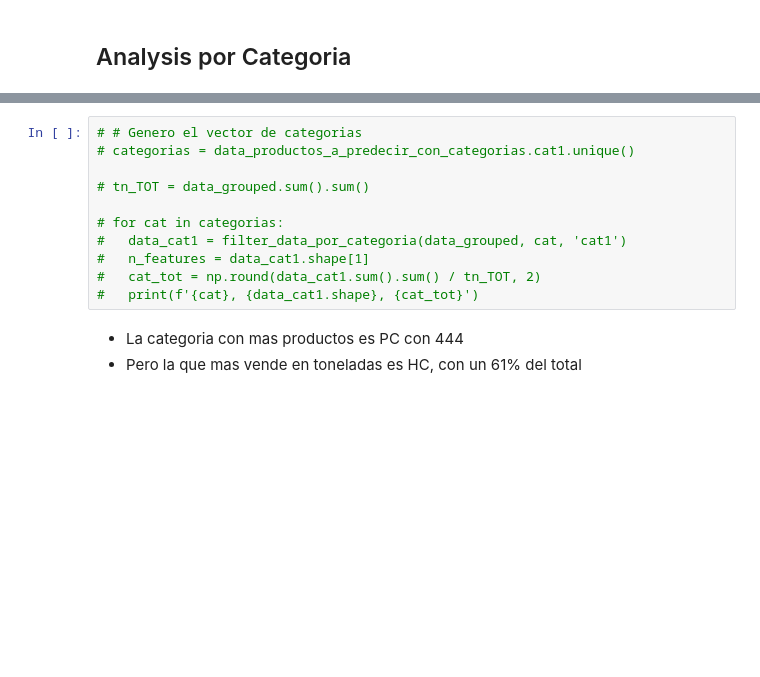
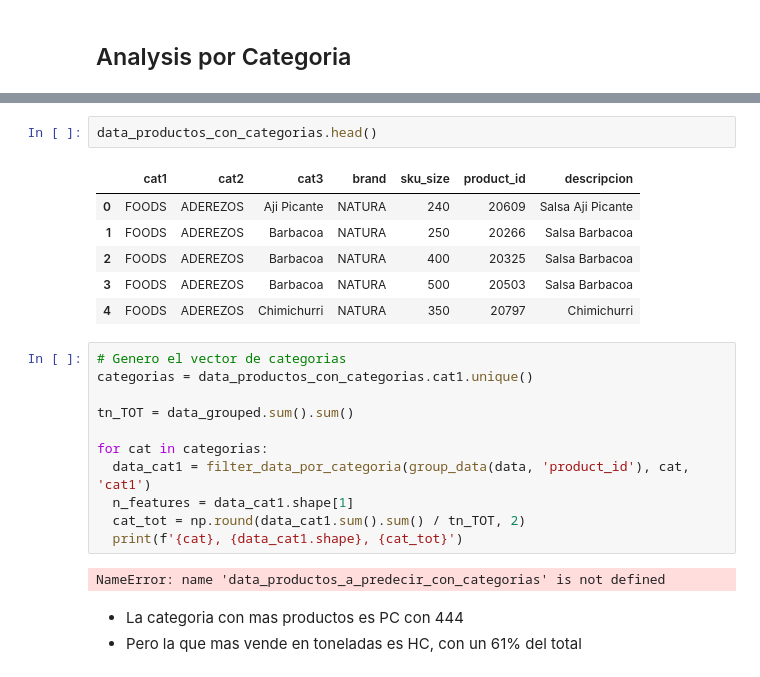
Before and after one commit to AndresMontesDeOca/Laboratorio3, a Jupyter notebook: Experimento.ipynb, the cells around one changed output, grey strips where cells are left out. Saved outputs shown, nothing was run; the diff lists cells and outputs as text; blank space fills up the shorter version.

```diff
--- a/Experimento.ipynb
+++ b/Experimento.ipynb
@@ -4452,14 +4469,25 @@ plt.show()
+# %%
+data_productos_con_categorias.head()
+# %% [output]
+|  | cat1 | cat2 | cat3 | brand | sku_size | product_id | descripcion |
+| 0 | FOODS | ADEREZOS | Aji Picante | NATURA | 240 | 20609 | Salsa Aji Picante |
+| 1 | FOODS | ADEREZOS | Barbacoa | NATURA | 250 | 20266 | Salsa Barbacoa |
+| 2 | FOODS | ADEREZOS | Barbacoa | NATURA | 400 | 20325 | Salsa Barbacoa |
+| 3 | FOODS | ADEREZOS | Barbacoa | NATURA | 500 | 20503 | Salsa Barbacoa |
+| 4 | FOODS | ADEREZOS | Chimichurri | NATURA | 350 | 20797 | Chimichurri |
 # %%
-# # Genero el vector de categorias
-# categorias = data_productos_a_predecir_con_categorias.cat1.unique()
+# Genero el vector de categorias
+categorias = data_productos_con_categorias.cat1.unique()
 
-# tn_TOT = data_grouped.sum().sum()
+tn_TOT = data_grouped.sum().sum()
 
-# for cat in categorias:
-#   data_cat1 = filter_data_por_categoria(data_grouped, cat, 'cat1')
-#   n_features = data_cat1.shape[1]
-#   cat_tot = np.round(data_cat1.sum().sum() / tn_TOT, 2)
-#   print(f'{cat}, {data_cat1.shape}, {cat_tot}')
+for cat in categorias:
+  data_cat1 = filter_data_por_categoria(group_data(data, 'product_id'), cat, 'cat1')
+  n_features = data_cat1.shape[1]
+  cat_tot = np.round(data_cat1.sum().sum() / tn_TOT, 2)
+  print(f'{cat}, {data_cat1.shape}, {cat_tot}')
+# %% [output]
+NameError: name 'data_productos_a_predecir_con_categorias' is not defined
 # %% [markdown]
 * La categoria con mas productos es PC con 444
 * Pero la que mas vende en toneladas es HC, con un 61% del total
```
Also changed, not shown: parts of 1 cell of this notebook.
